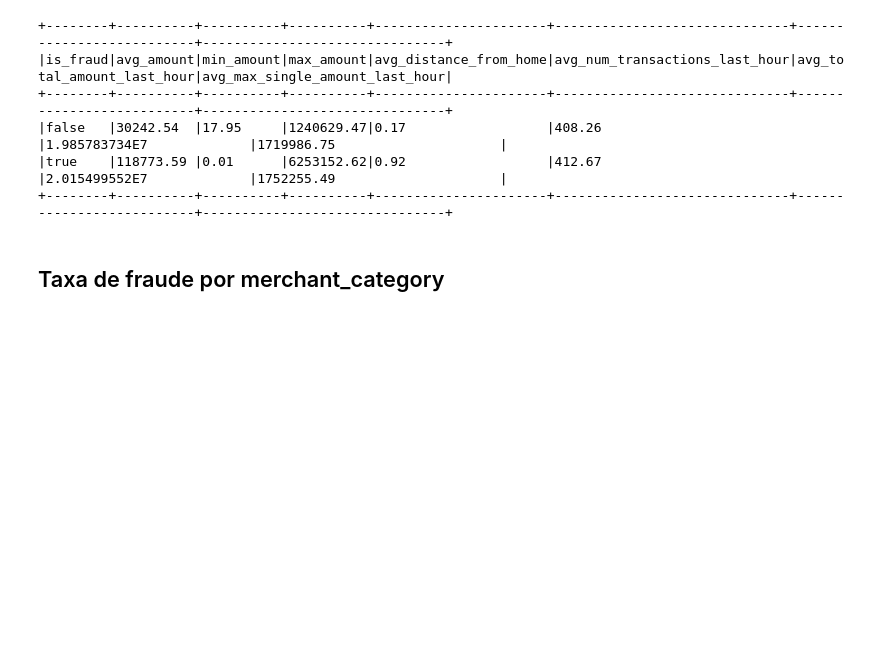
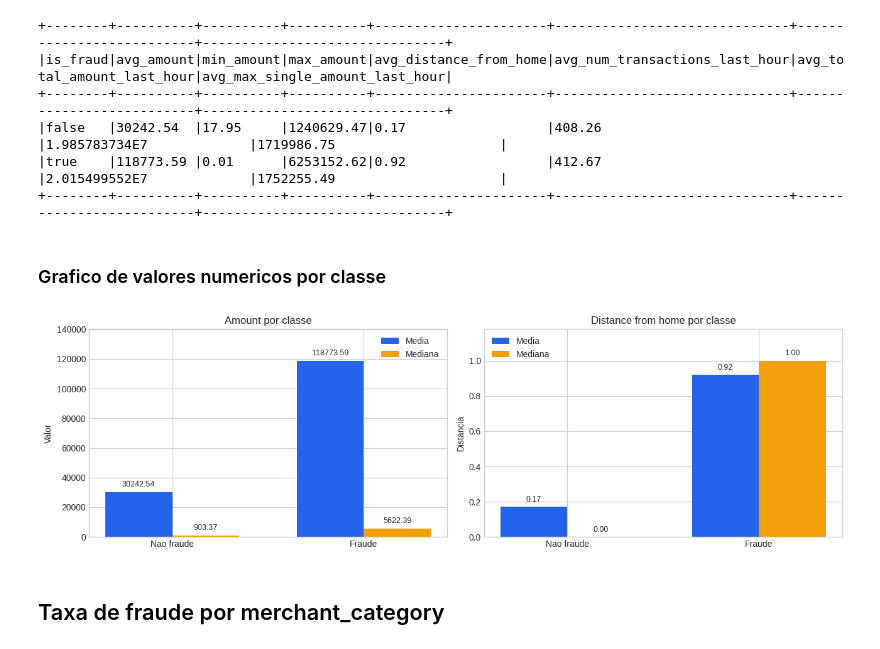
Before and after one commit to pedroandrade03/transactions-classification, a Jupyter notebook: transactions-classification.ipynb, the cells around one changed output. Saved outputs shown, nothing was run; the diff lists cells and outputs as text; code cells hidden in the pictures; blank space fills up the shorter version.

```diff
--- a/transactions-classification.ipynb
+++ b/transactions-classification.ipynb
@@ -447,6 +543,82 @@ spark.sql("""
 |false   |30242.54  |17.95     |1240629.47|0.17                  |408.26                        |1.985783734E7             |1719986.75                     |
 |true    |118773.59 |0.01      |6253152.62|0.92                  |412.67                        |2.015499552E7             |1752255.49                     |
 +--------+----------+----------+----------+----------------------+------------------------------+--------------------------+-------------------------------+
+# %% [markdown]
+### Grafico de valores numericos por classe
+# %%
+numeric_profile_rows = spark.sql("""
+    SELECT
+        is_fraud,
+        ROUND(AVG(amount), 2) AS avg_amount,
+        ROUND(percentile_approx(amount, 0.5), 2) AS median_amount,
+        ROUND(AVG(distance_from_home), 2) AS avg_distance_from_home,
+        ROUND(percentile_approx(distance_from_home, 0.5), 2) AS median_distance_from_home
+    FROM transactions_treated
+    GROUP BY is_fraud
+    ORDER BY is_fraud
+""").collect()
+
+numeric_labels = [fraud_class_label(row["is_fraud"]) for row in numeric_profile_rows]
+x_positions = list(range(len(numeric_labels)))
+bar_width = 0.35
+
+amount_average = [float(row["avg_amount"]) for row in numeric_profile_rows]
+amount_median = [float(row["median_amount"]) for row in numeric_profile_rows]
+distance_average = [float(row["avg_distance_from_home"]) for row in numeric_profile_rows]
+distance_median = [float(row["median_distance_from_home"]) for row in numeric_profile_rows]
+
+fig, axes = plt.subplots(1, 2, figsize=(13, 4))
+
+amount_avg_bars = axes[0].bar(
+    [position - bar_width / 2 for position in x_positions],
+    amount_average,
+    width=bar_width,
+    label="Media",
+    color=PLOT_COLORS["primary"],
+)
+amount_median_bars = axes[0].bar(
+    [position + bar_width / 2 for position in x_positions],
+    amount_median,
+    width=bar_width,
+    label="Mediana",
+    color=PLOT_COLORS["warning"],
+)
+axes[0].set_title("Amount por classe")
+axes[0].set_ylabel("Valor")
+axes[0].set_xticks(x_positions)
+axes[0].set_xticklabels(numeric_labels)
+axes[0].legend()
+axes[0].set_ylim(0, max(amount_average + amount_median) * 1.18)
+label_vertical_bars(axes[0], amount_avg_bars)
+label_vertical_bars(axes[0], amount_median_bars)
+
+distance_avg_bars = axes[1].bar(
+    [position - bar_width / 2 for position in x_positions],
+    distance_average,
+    width=bar_width,
+    label="Media",
+    color=PLOT_COLORS["primary"],
+)
+distance_median_bars = axes[1].bar(
+    [position + bar_width / 2 for position in x_positions],
+    distance_median,
+    width=bar_width,
+    label="Mediana",
+    color=PLOT_COLORS["warning"],
+)
+axes[1].set_title("Distance from home por classe")
+axes[1].set_ylabel("Distancia")
+axes[1].set_xticks(x_positions)
+axes[1].set_xticklabels(numeric_labels)
+axes[1].legend()
+axes[1].set_ylim(0, max(distance_average + distance_median) * 1.18)
+label_vertical_bars(axes[1], distance_avg_bars)
+label_vertical_bars(axes[1], distance_median_bars)
+
+plt.tight_layout()
+plt.show()
+# %% [output]
+[figure, added]
 # %% [markdown]
 ## Taxa de fraude por merchant_category
 # %%
```
Also changed, not shown: parts of 44 cells of this notebook.
